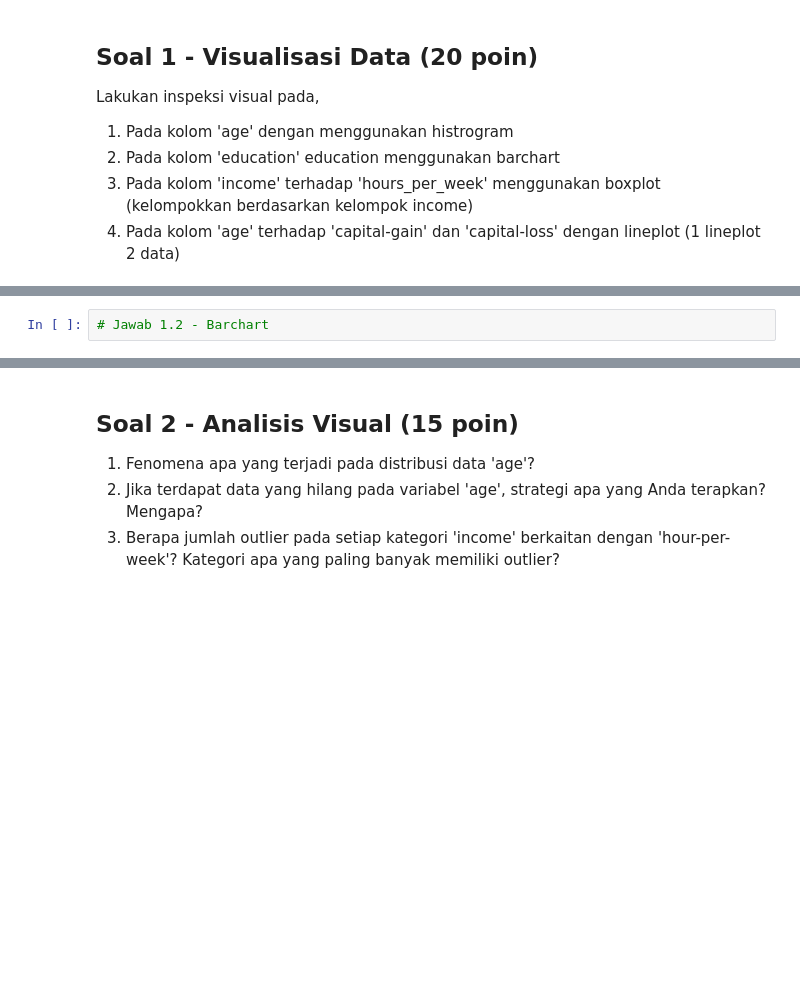
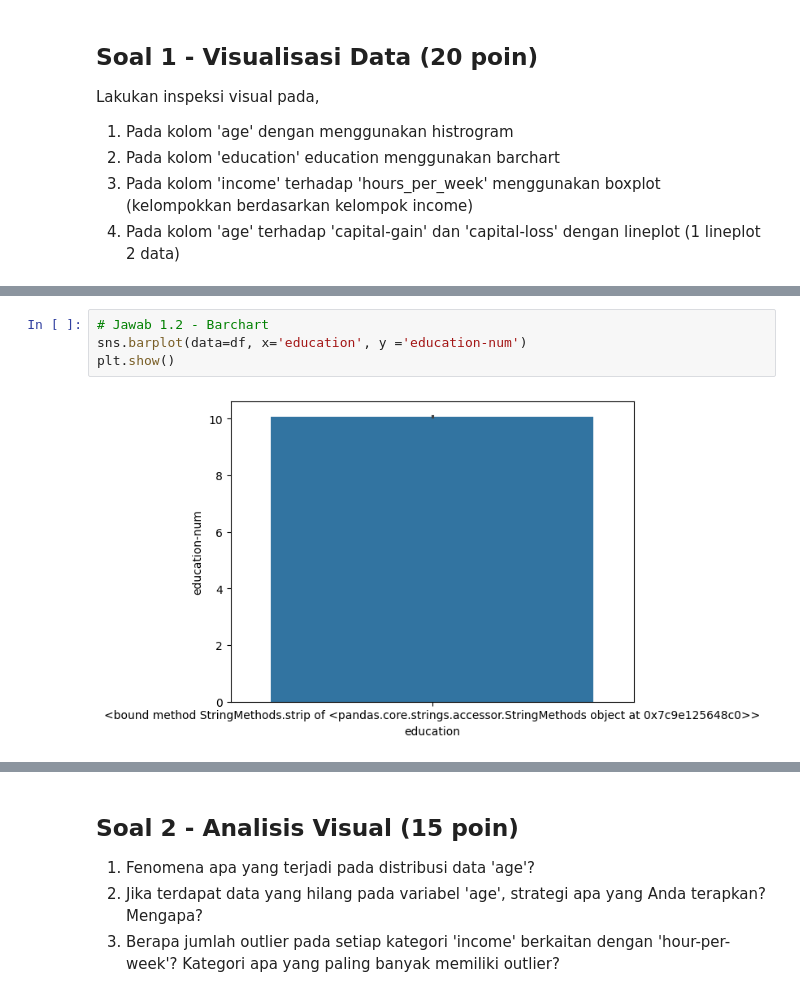
Before and after one commit to SatrioHubs/meMachine_Learning_2025, a Jupyter notebook: Satrio_Ahmad_Ramadhani_2341720163_27_KUIS1_ML.ipynb, the cells around one changed output, grey strips where cells are left out. Drawn from its saved outputs; the diff is of its cells as text; blank space fills up the shorter version.

```diff
--- a/Satrio_Ahmad_Ramadhani_2341720163_27_KUIS1_ML.ipynb
+++ b/Satrio_Ahmad_Ramadhani_2341720163_27_KUIS1_ML.ipynb
@@ -103,4 +179,8 @@ Lakukan inspeksi visual pada,
 # %%
 # Jawab 1.2 - Barchart
+sns.barplot(data=df, x='education', y ='education-num')
+plt.show()
+# %% [output]
+[figure, added]
 # %%
 # Jawab 1.3 - Boxplot
```
Also changed, not shown: parts of 18 cells of this notebook.
